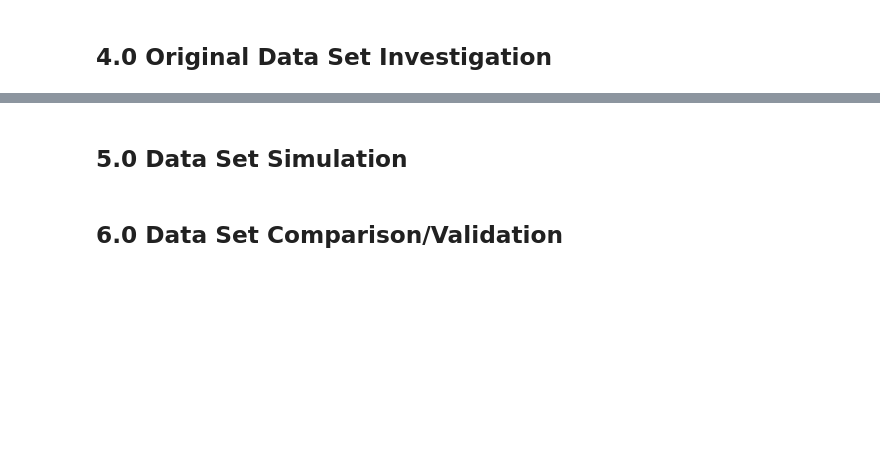
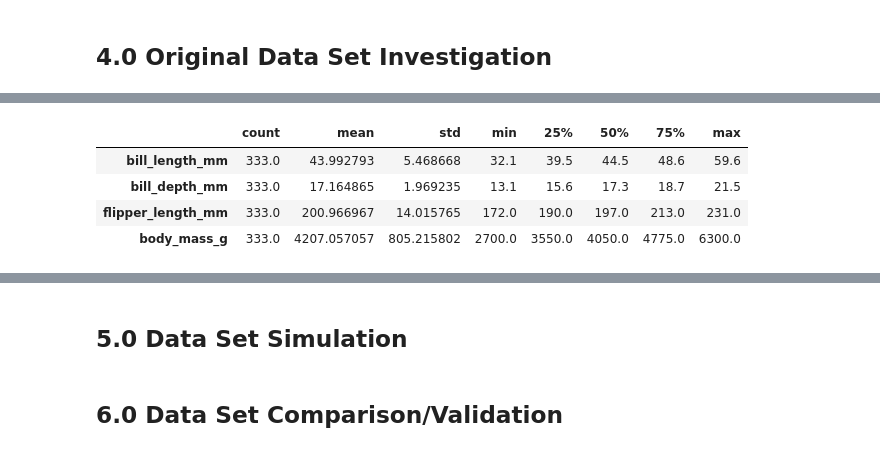
Before and after one commit to ssteffens/programming-data-analysis-project, a Jupyter notebook: project.ipynb, the cells around one changed output, grey strips where cells are left out. Saved outputs shown, nothing was run; the diff lists cells and outputs as text; code cells hidden in the pictures; blank space fills up the shorter version.

Commit message:
Investigate original data set

```diff
--- a/project.ipynb
+++ b/project.ipynb
@@ -244,0 +328,9 @@ penguins.head()
+# %%
+# Overview of dataset: Statistical values for the 4 columns with numerical data
+penguins.describe().transpose()
+# %% [output]
+|  | count | mean | std | min | 25% | 50% | 75% | max |
+| bill_length_mm | 333.0 | 43.992793 | 5.468668 | 32.1 | 39.5 | 44.5 | 48.6 | 59.6 |
+| bill_depth_mm | 333.0 | 17.164865 | 1.969235 | 13.1 | 15.6 | 17.3 | 18.7 | 21.5 |
+| flipper_length_mm | 333.0 | 200.966967 | 14.015765 | 172.0 | 190.0 | 197.0 | 213.0 | 231.0 |
+| body_mass_g | 333.0 | 4207.057057 | 805.215802 | 2700.0 | 3550.0 | 4050.0 | 4775.0 | 6300.0 |
```
Also changed, not shown: parts of 32 cells of this notebook.
